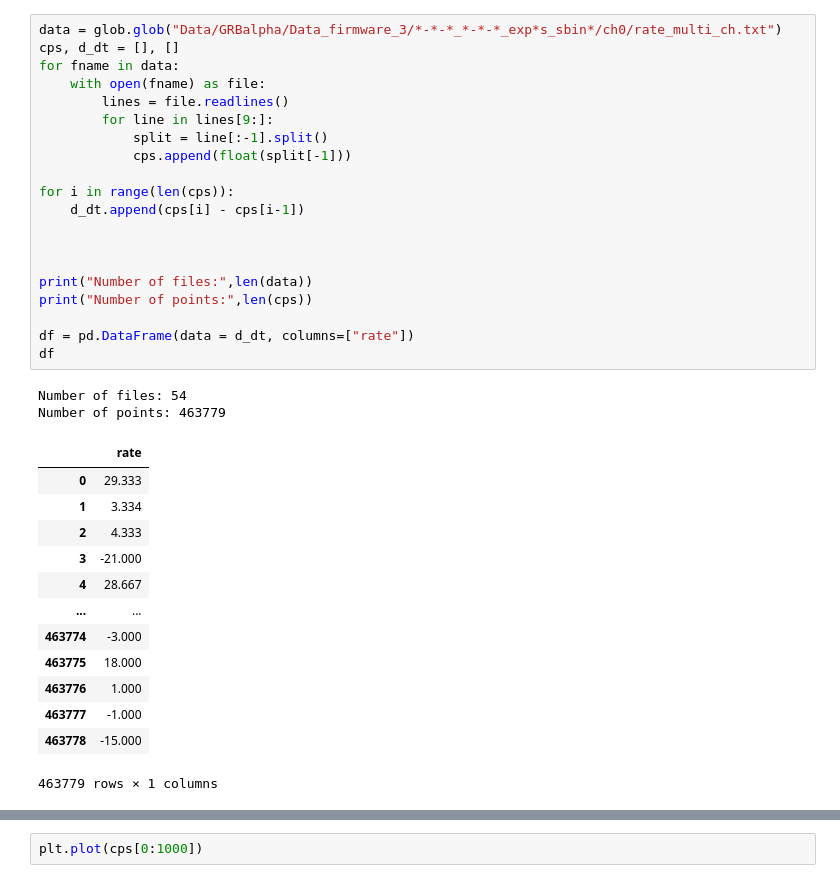
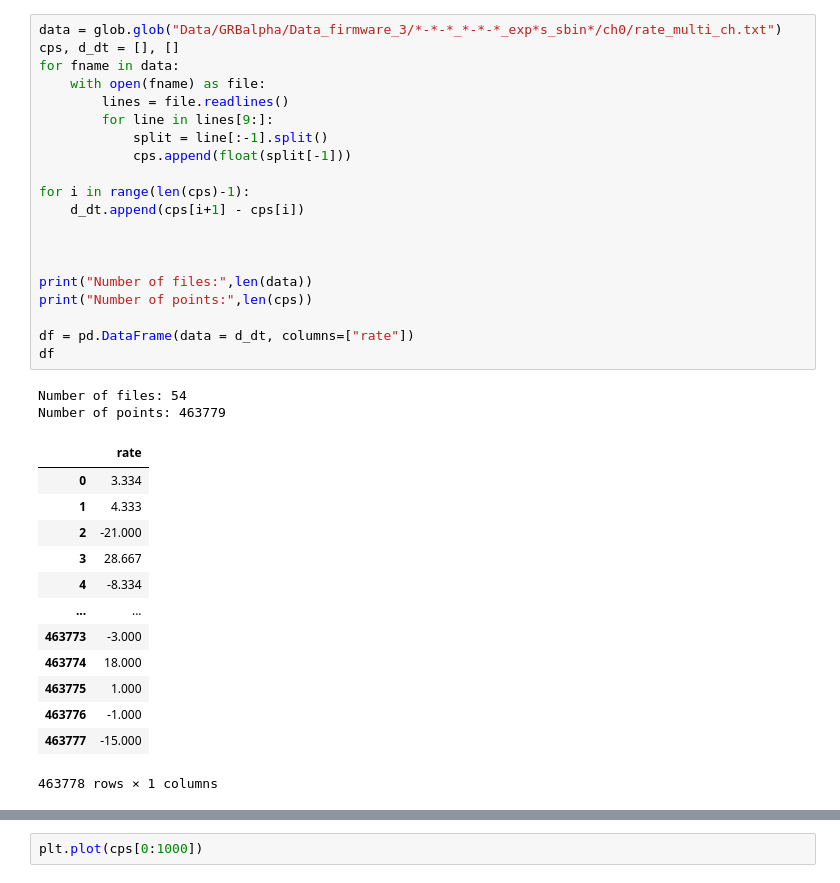
Before and after one commit to MartinChobolaX/GRBorNotGRB, a Jupyter notebook: LSTM_d_dt.ipynb, the cells around one changed output, grey strips where cells are left out. Cells and saved outputs as stored; diff of their text form.

```diff
--- a/LSTM_d_dt.ipynb
+++ b/LSTM_d_dt.ipynb
@@ -39,39 +39,39 @@ coreClock: 1.62GHz coreCount: 14 deviceMemorySize: 3.81GiB deviceMemoryBandwidth
 # %%
 data = glob.glob("Data/GRBalpha/Data_firmware_3/*-*-*_*-*-*_exp*s_sbin*/ch0/rate_multi_ch.txt")
 cps, d_dt = [], []
 for fname in data:
     with open(fname) as file:
         lines = file.readlines()
         for line in lines[9:]:
             split = line[:-1].split()
             cps.append(float(split[-1]))
 
-for i in range(len(cps)):
-    d_dt.append(cps[i] - cps[i-1])
+for i in range(len(cps)-1):
+    d_dt.append(cps[i+1] - cps[i])
 
 
 
 print("Number of files:",len(data))
 print("Number of points:",len(cps))
 
 df = pd.DataFrame(data = d_dt, columns=["rate"])
 df
 # %% [output]
 Number of files: 54
 Number of points: 463779
 |  | rate |
-| 0 | 29.333 |
-| 1 | 3.334 |
-| 2 | 4.333 |
-| 3 | -21.000 |
-| 4 | 28.667 |
+| 0 | 3.334 |
+| 1 | 4.333 |
+| 2 | -21.000 |
+| 3 | 28.667 |
+| 4 | -8.334 |
 | ... | ... |
-| 463774 | -3.000 |
-| 463775 | 18.000 |
-| 463776 | 1.000 |
-| 463777 | -1.000 |
-| 463778 | -15.000 |
+| 463773 | -3.000 |
+| 463774 | 18.000 |
+| 463775 | 1.000 |
+| 463776 | -1.000 |
+| 463777 | -15.000 |
-463779 rows × 1 columns
+463778 rows × 1 columns
 # %%
 plt.plot(df["rate"][0:1000])
 # %% [output]
```
Also changed, not shown: parts of 24 cells of this notebook.
